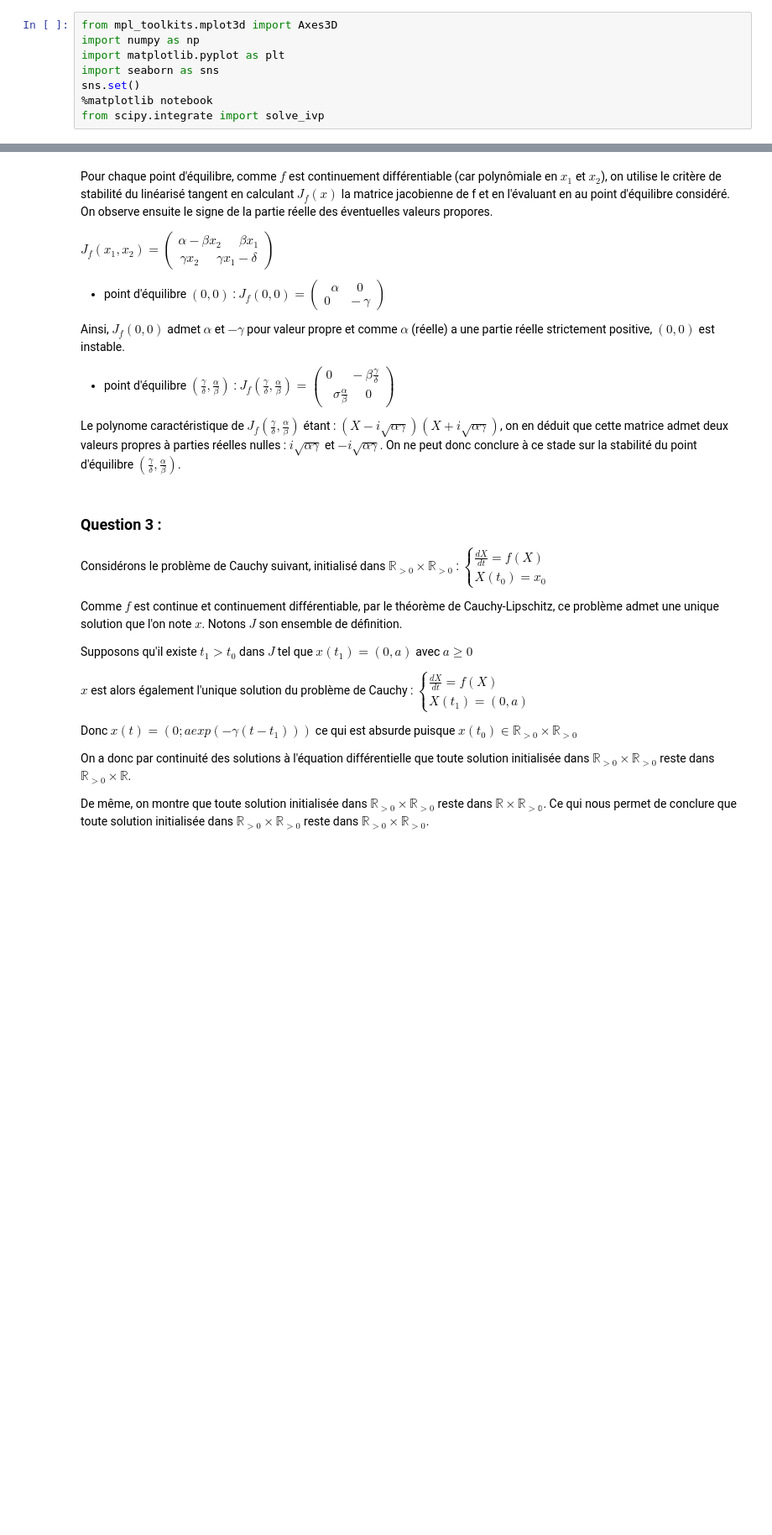
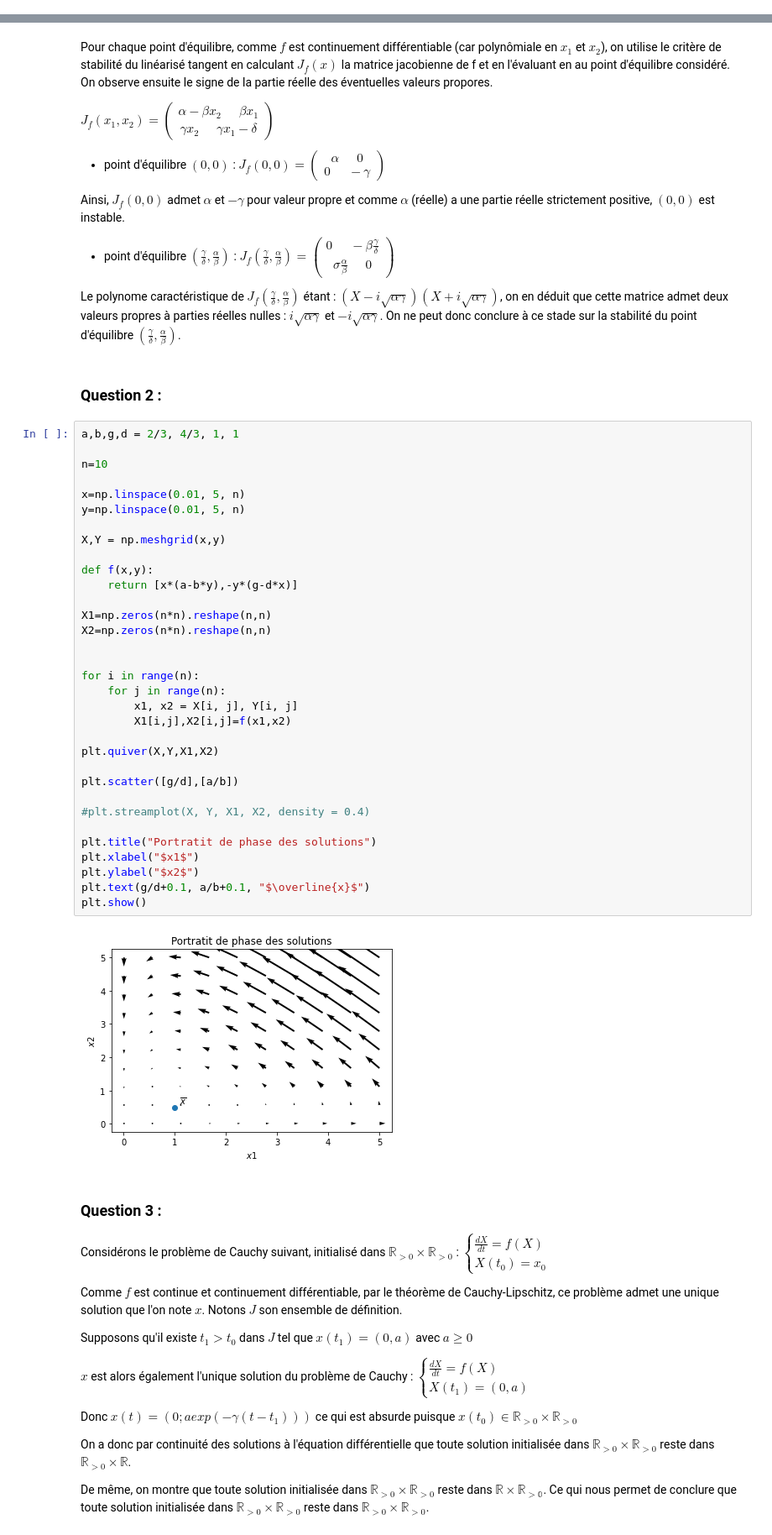
Before and after one commit to guillaumerichard2020/Proj-Num-2-Equa-diff, a Jupyter notebook: Projet Equations Différentielles .ipynb, the cells around one changed output, grey strips where cells are left out. Shown at 84% size. Drawn from its saved outputs; the diff is of its cells as text; blank space fills up the shorter version.

Commit message:
questions progra 1er jet

```diff
--- a/Projet Equations Différentielles .ipynb
+++ b/Projet Equations Différentielles .ipynb
@@ -1,8 +0,0 @@
-# %%
-from mpl_toolkits.mplot3d import Axes3D
-import numpy as np
-import matplotlib.pyplot as plt
-import seaborn as sns
-sns.set()
-%matplotlib notebook
-from scipy.integrate import solve_ivp
@@ -81,6 +71,43 @@ $J_f (\frac{\gamma}{\delta}, \frac{\alpha}{\beta}) =
 $
 
 Le polynome caractéristique de $J_f (\frac{\gamma}{\delta}, \frac{\alpha}{\beta})$ étant : $(X-i \sqrt{\alpha \gamma})(X+i \sqrt{\alpha \gamma})$, on en déduit que cette matrice admet deux valeurs propres à parties réelles nulles : $ i \sqrt{\alpha \gamma}$ et $-i \sqrt{\alpha \gamma}$. On ne peut donc conclure à ce stade sur la stabilité du point d'équilibre $(\frac{\gamma}{\delta}, \frac{\alpha}{\beta})$.
+# %% [markdown]
+### Question 2 :
+# %%
+a,b,g,d = 2/3, 4/3, 1, 1
+
+n=10
+
+x=np.linspace(0.01, 5, n)
+y=np.linspace(0.01, 5, n)
+
+X,Y = np.meshgrid(x,y)
+
+def f(x,y):
+    return [x*(a-b*y),-y*(g-d*x)]
+
+X1=np.zeros(n*n).reshape(n,n)
+X2=np.zeros(n*n).reshape(n,n)
+
+
+for i in range(n):
+    for j in range(n):
+        x1, x2 = X[i, j], Y[i, j]
+        X1[i,j],X2[i,j]=f(x1,x2)
+
+plt.quiver(X,Y,X1,X2)
+
+plt.scatter([g/d],[a/b])
+
+#plt.streamplot(X, Y, X1, X2, density = 0.4)
+
+plt.title("Portratit de phase des solutions")
+plt.xlabel("$x1$")
+plt.ylabel("$x2$")
+plt.text(g/d+0.1, a/b+0.1, "$\overline{x}$")
+plt.show()
+# %% [output]
+[figure, added]
 # %% [markdown]
 ### Question 3 :
 
```
Also changed, not shown: parts of 11 cells of this notebook.
